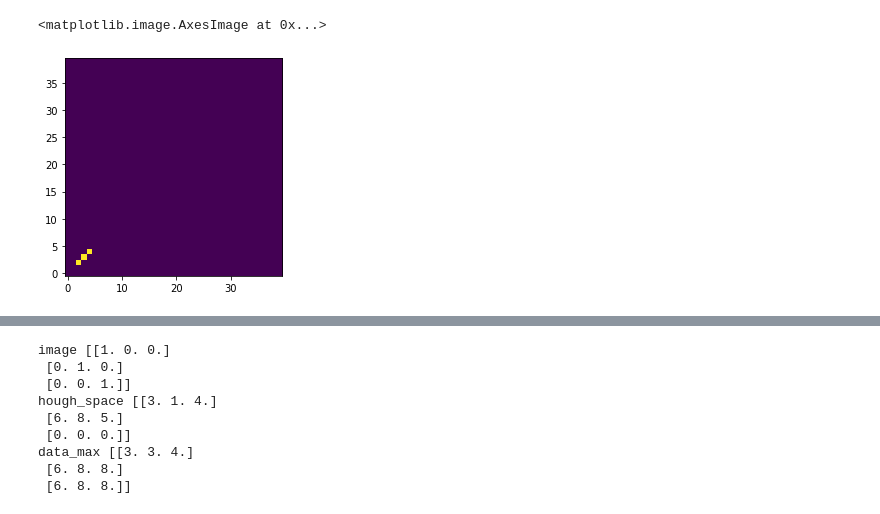
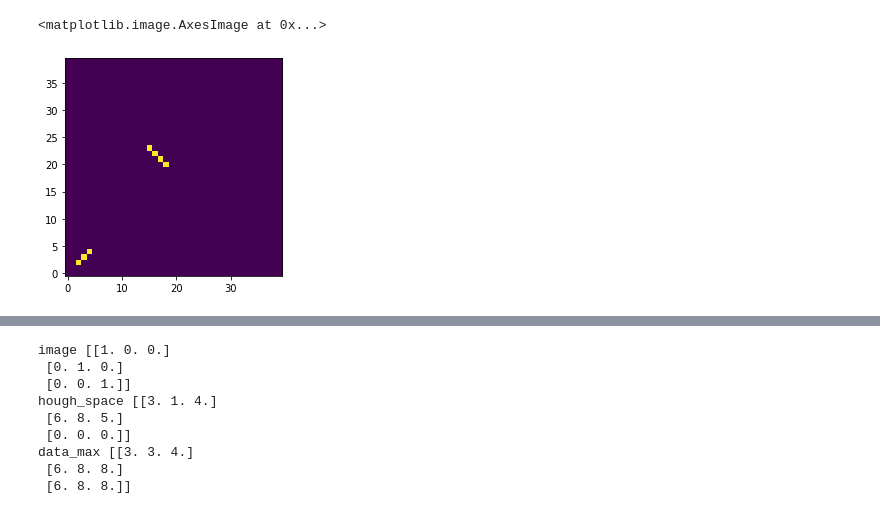
Before and after one commit to sumcousa/image_classification, a Jupyter notebook: hough_transform_wafer.ipynb, the cells around one changed output, grey strips where cells are left out. Cells and saved outputs as stored; diff of their text form; code cells hidden in the pictures.

```diff
--- a/hough_transform_wafer.ipynb
+++ b/hough_transform_wafer.ipynb
@@ -1,30 +1,31 @@
 # %%
 import numpy as np
 import imageio.v2 as imageio
 import math
 import hough_transform as ht
 import scipy.ndimage as ndimage
 import scipy.sparse as sparse
 import os
 import matplotlib.pyplot as plt
 import matplotlib.transforms as trans
 from matplotlib.colors import ListedColormap, BoundaryNorm
 from matplotlib import cm
 import cv2
+from matplotlib import scale as mscale
 # col = np.array([1,2,3,5])
 # row = np.array([1,2,3,5])
 # data = np.array([1,1,1,1])
-row = np.array([2,3,4])
-col = np.array([2,3,4])
-data = np.array([110,110,110])
+row = np.array([2,3,4,20,21,22,23])
+col = np.array([2,3,4,18,17,16,15])
+data = np.array([110,110,110,110,110,110,110])
 arraysize = 40
-hough_space_size_divisor = 2
+hough_space_size_divisor = 200
 threshold = 2   #fairly good, no effect changing from 1 through 10
 image = sparse.coo_matrix((data, (row,col)),shape=(arraysize, arraysize), dtype=float).toarray()
 plt.imshow(image, origin='lower')
 # image = np.full(shape=(3,3),fill_value=(data), dtype=float)
 # %% [output]
 <matplotlib.image.AxesImage at 0x...>
-[figure, old version]
+[figure, new version]
 # %%
 wafer_number = 55826023
```
Also changed, not shown: parts of 5 cells of this notebook.
